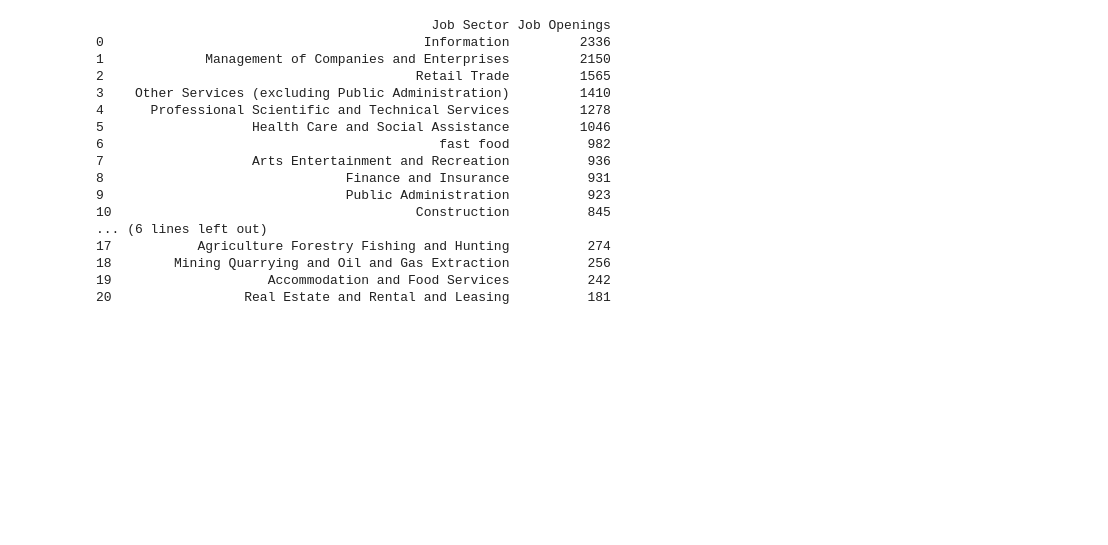
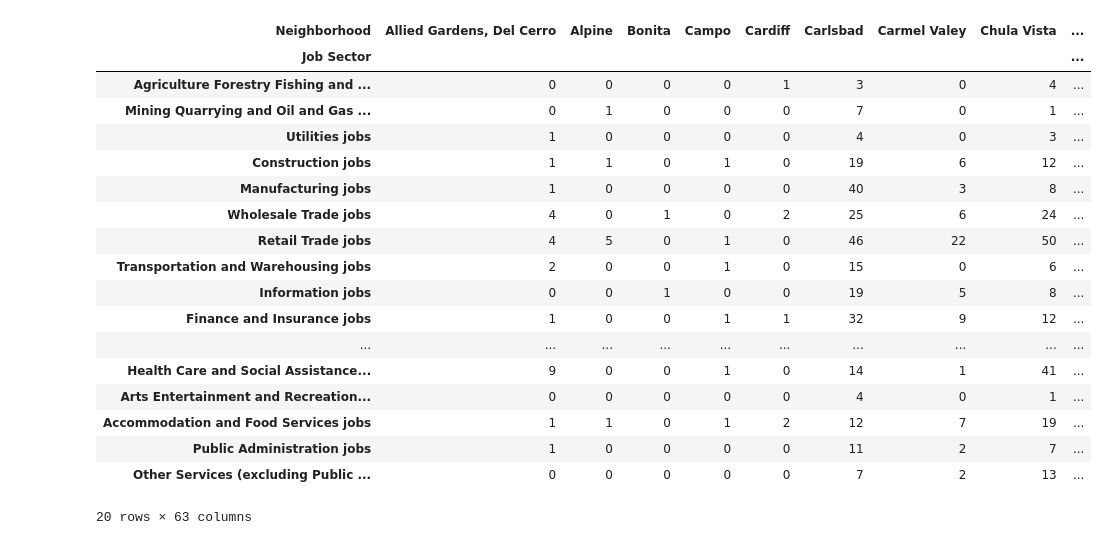
Before and after one commit to ron-sandag/job_postings, a Jupyter notebook: Jupyter Notebooks/Job Posting Aggregation by Job Sector.ipynb, the cells around one changed output. Drawn from its saved outputs; the diff is of its cells as text; code cells hidden in the pictures; blank space fills up the shorter version.

```diff
--- a/Jupyter Notebooks/Job Posting Aggregation by Job Sector.ipynb
+++ b/Jupyter Notebooks/Job Posting Aggregation by Job Sector.ipynb
@@ -59,24 +3,40 @@ for job_sector, job_openings, in count.most_common():
-# %%
-# TESTING
-# import job posting of a specific sector
-
-# Search for most common terms in postings
-print(job_sector_df)
-# %% [output]
-                                           Job Sector Job Openings
-0                                         Information         2336
-1             Management of Companies and Enterprises         2150
-2                                        Retail Trade         1565
-3    Other Services (excluding Public Administration)         1410
-4      Professional Scientific and Technical Services         1278
-5                   Health Care and Social Assistance         1046
-6                                           fast food          982
-7                   Arts Entertainment and Recreation          936
-8                               Finance and Insurance          931
-9                               Public Administration          923
-10                                       Construction          845
-... (6 lines left out)
-17           Agriculture Forestry Fishing and Hunting          274
-18        Mining Quarrying and Oil and Gas Extraction          256
-19                    Accommodation and Food Services          242
-20                 Real Estate and Rental and Leasing          181
+# %%
+df = pd.read_csv('../Aggregates/Neighborhood_Aggregates.csv')
+
+# Drop irrelevant columns
+df = df.drop(['Job Openings', 'Median Salary', 'Location ZIP Code'], axis=1)
+
+# Create a transpose of the Neighborhood aggregates file for visualization
+# based on Job Sectors instead of district
+df = df.transpose()
+
+# Set the neighborhoods to be the header of the DataFrame
+df.columns = df.iloc[0]
+
+# Remove neighborhood row
+df = df.drop(index=df.index[[0]])
+
+# Rename Neighborhood header to "Job Sector"
+df.index.names = ['Job Sector']
+
+display(df)
+# %% [output]
+| Neighborhood | Allied Gardens, Del Cerro | Alpine | Bonita | Campo | Cardiff | Carlsbad | Carmel Valey | Chula Vista | ... |
+| Job Sector |  |  |  |  |  |  |  |  | ... |
+| Agriculture Forestry Fishing and ... | 0 | 0 | 0 | 0 | 1 | 3 | 0 | 4 | ... |
+| Mining Quarrying and Oil and Gas ... | 0 | 1 | 0 | 0 | 0 | 7 | 0 | 1 | ... |
+| Utilities jobs | 1 | 0 | 0 | 0 | 0 | 4 | 0 | 3 | ... |
+| Construction jobs | 1 | 1 | 0 | 1 | 0 | 19 | 6 | 12 | ... |
+| Manufacturing jobs | 1 | 0 | 0 | 0 | 0 | 40 | 3 | 8 | ... |
+| Wholesale Trade jobs | 4 | 0 | 1 | 0 | 2 | 25 | 6 | 24 | ... |
+| Retail Trade jobs | 4 | 5 | 0 | 1 | 0 | 46 | 22 | 50 | ... |
+| Transportation and Warehousing jobs | 2 | 0 | 0 | 1 | 0 | 15 | 0 | 6 | ... |
+| Information jobs | 0 | 0 | 1 | 0 | 0 | 19 | 5 | 8 | ... |
+| Finance and Insurance jobs | 1 | 0 | 0 | 1 | 1 | 32 | 9 | 12 | ... |
+| ... | ... | ... | ... | ... | ... | ... | ... | ... | ... |
+| Health Care and Social Assistance... | 9 | 0 | 0 | 1 | 0 | 14 | 1 | 41 | ... |
+| Arts Entertainment and Recreation... | 0 | 0 | 0 | 0 | 0 | 4 | 0 | 1 | ... |
+| Accommodation and Food Services jobs | 1 | 1 | 0 | 1 | 2 | 12 | 7 | 19 | ... |
+| Public Administration jobs | 1 | 0 | 0 | 0 | 0 | 11 | 2 | 7 | ... |
+| Other Services (excluding Public ... | 0 | 0 | 0 | 0 | 0 | 7 | 2 | 13 | ... |
+20 rows × 63 columns
```
Also changed, not shown: parts of 7 cells of this notebook, 20 other files.
